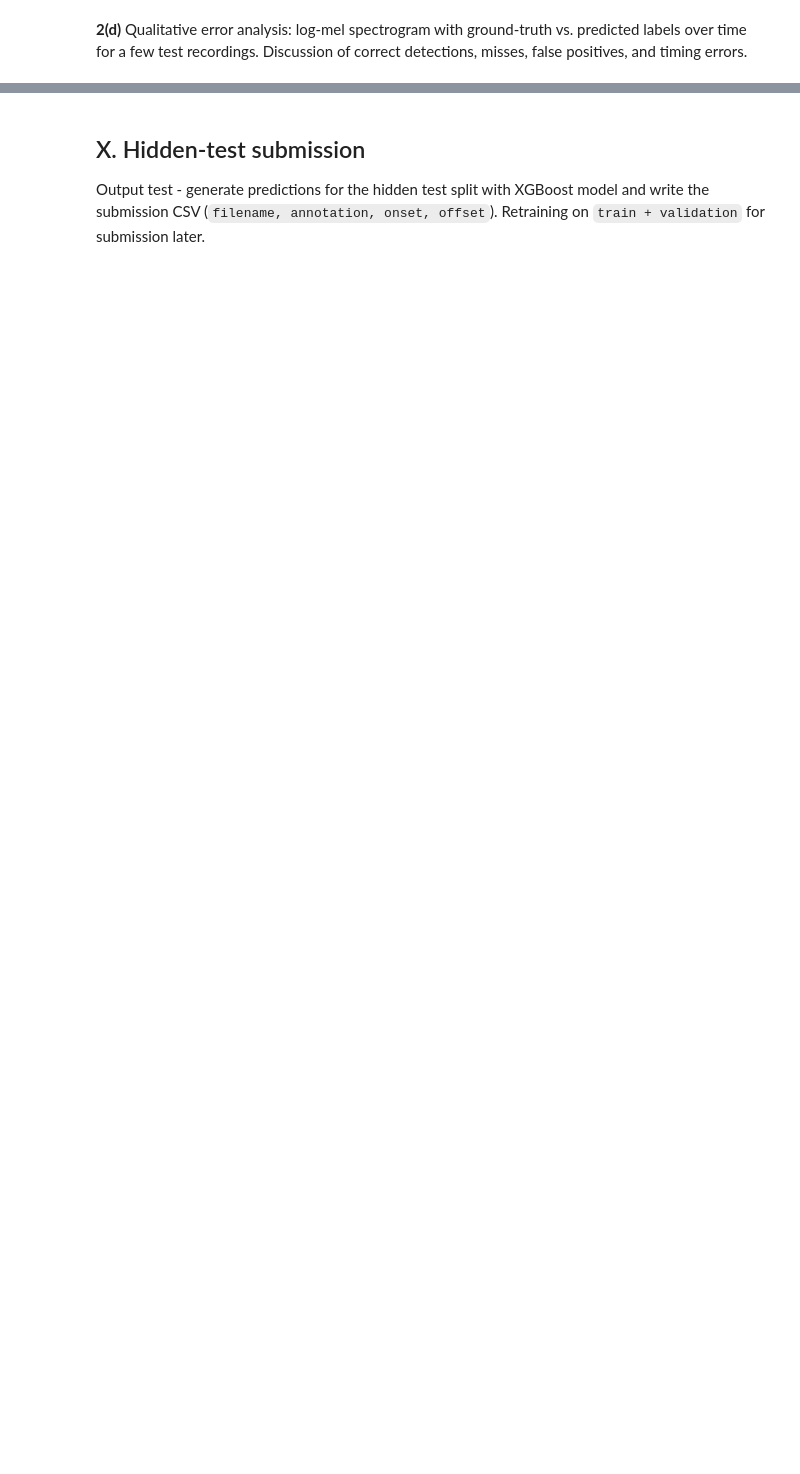
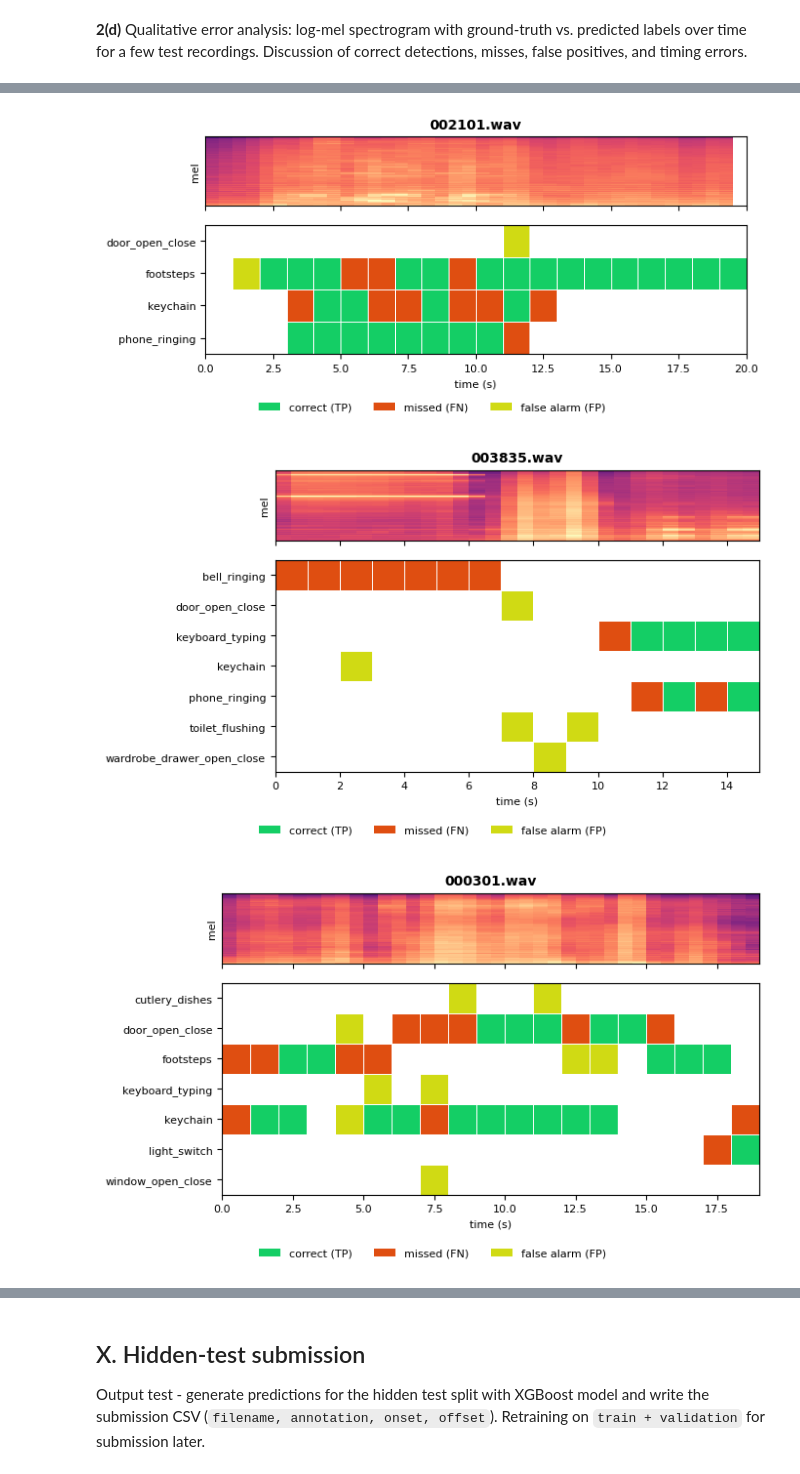
Before and after one commit to LaurinSiebert/mlpc_project, a Jupyter notebook: notebooks/challenge/03_challenge_sed.ipynb, the cells around one changed output, grey strips where cells are left out. Saved outputs shown, nothing was run; the diff lists cells and outputs as text; code cells hidden in the pictures; blank space fills up the shorter version.

```diff
--- a/notebooks/challenge/03_challenge_sed.ipynb
+++ b/notebooks/challenge/03_challenge_sed.ipynb
@@ -502,0 +504,72 @@ for fp in our_test_files[:3]:
+# %%
+# ----- GENERATED BY MONSIEUR CLAUDE BECAUSE MY PATIENCE RAN OUT to come up with something more compact than the baseline implementation -----
+
+from matplotlib.colors import ListedColormap, BoundaryNorm
+from matplotlib.patches import Patch
+
+# status code per (class, second): 0 none | 1 TP | 2 miss (FN) | 3 false alarm (FP)
+_CMAP = ListedColormap(["#ffffff", "#14ce65", "#df4e11", "#d0da14"])
+_NORM = BoundaryNorm([0, 1, 2, 3, 4], _CMAP.N)
+_LEGEND = [Patch(facecolor="#14ce65", label="correct (TP)"),
+           Patch(facecolor="#df4e11", label="missed (FN)"),
+           Patch(facecolor="#d0da14", label="false alarm (FP)")]
+
+
+def plot_sed_compact(filepath, predict_fn, show_spec=True):
+    data = dict(np.load(filepath, allow_pickle=True))
+    start_times = data["start_time"]
+    ws = np.isclose(start_times % 1.0, 0.0)
+
+    preds, times, fname = run_sed_inference(filepath, predict_fn)   # (T, 15)
+    gt = get_segment_labels(data)[ws]                               # (T, 15)
+
+    active = np.where(gt.any(0) | preds.any(0))[0]                  # only used classes
+    if len(active) == 0:
+        return
+    g, p = gt[:, active].T, preds[:, active].T                     # (A, T)
+
+    status = np.zeros_like(g, dtype=int)
+    status[(g == 1) & (p == 1)] = 1     # TP
+    status[(g == 1) & (p == 0)] = 2     # miss
+    status[(g == 0) & (p == 1)] = 3     # false alarm
+
+    t_edges = np.append(times, times[-1] + SEGMENT_LENGTH)
+    y_edges = np.arange(len(active) + 1) - 0.5
+    h = 0.30 * len(active) + 1.1
+
+    if show_spec:
+        fig, (axs, ax) = plt.subplots(
+            2, 1, figsize=(7, h + 0.9), sharex=True,
+            gridspec_kw={"height_ratios": [0.8, 0.30 * len(active) + 0.3]})
+        mel = np.log1p(data["melspect_mean"].T)
+        axs.pcolormesh(np.append(start_times, start_times[-1] + HOP_SIZE),
+                       np.arange(mel.shape[0] + 1) - 0.5, mel,
+                       cmap="magma", shading="flat", rasterized=True)
+        axs.set_yticks([]); axs.set_ylabel("mel", fontsize=8)
+        axs.set_title(fname, fontsize=10, fontweight="bold")
+    else:
+        fig, ax = plt.subplots(figsize=(7, h))
+        ax.set_title(fname, fontsize=10, fontweight="bold")
+
+    ax.pcolormesh(t_edges, y_edges, status, cmap=_CMAP, norm=_NORM,
+                  shading="flat", edgecolors="white", linewidth=0.5)
+    ax.set_yticks(range(len(active)))
+    ax.set_yticklabels([CLASS_NAMES[c] for c in active], fontsize=8)
+    ax.invert_yaxis()
+    ax.set_xlabel("time (s)", fontsize=8)
+    ax.tick_params(labelsize=8)
+    fig.legend(handles=_LEGEND, ncol=3, fontsize=8, frameon=False,
+               loc="lower center", bbox_to_anchor=(0.5, -0.02))
+    fig.tight_layout(rect=[0, 0.04, 1, 1])
+    return fig
+
+
+# show and save
+for fp in our_test_files[:50]:
+    fig = plot_sed_compact(fp, xgb_predict, show_spec=True)
+#    fig.savefig(f"sed_{os.path.basename(fp).replace('.npz','')}.png", bbox_inches="tight")
+    plt.show()
+# %% [output]
+[figure, added]
+[figure, added]
+[figure, added]
```
Also changed, not shown: parts of 5 cells of this notebook, 7 other files.
